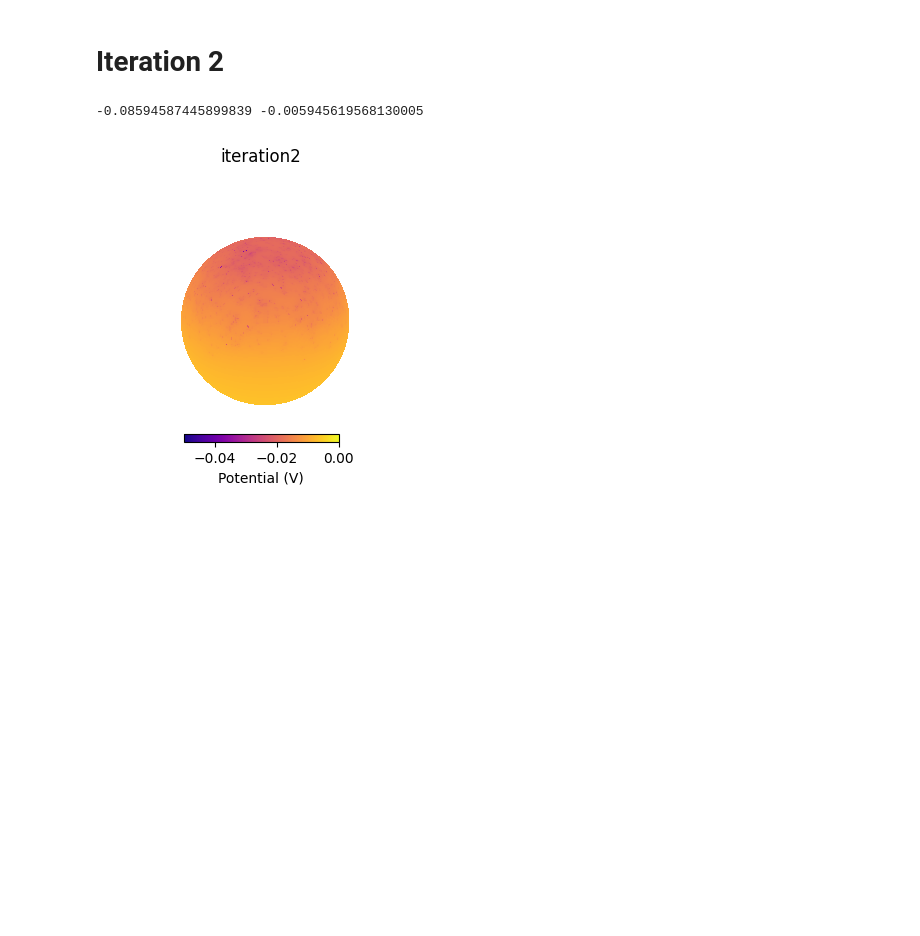
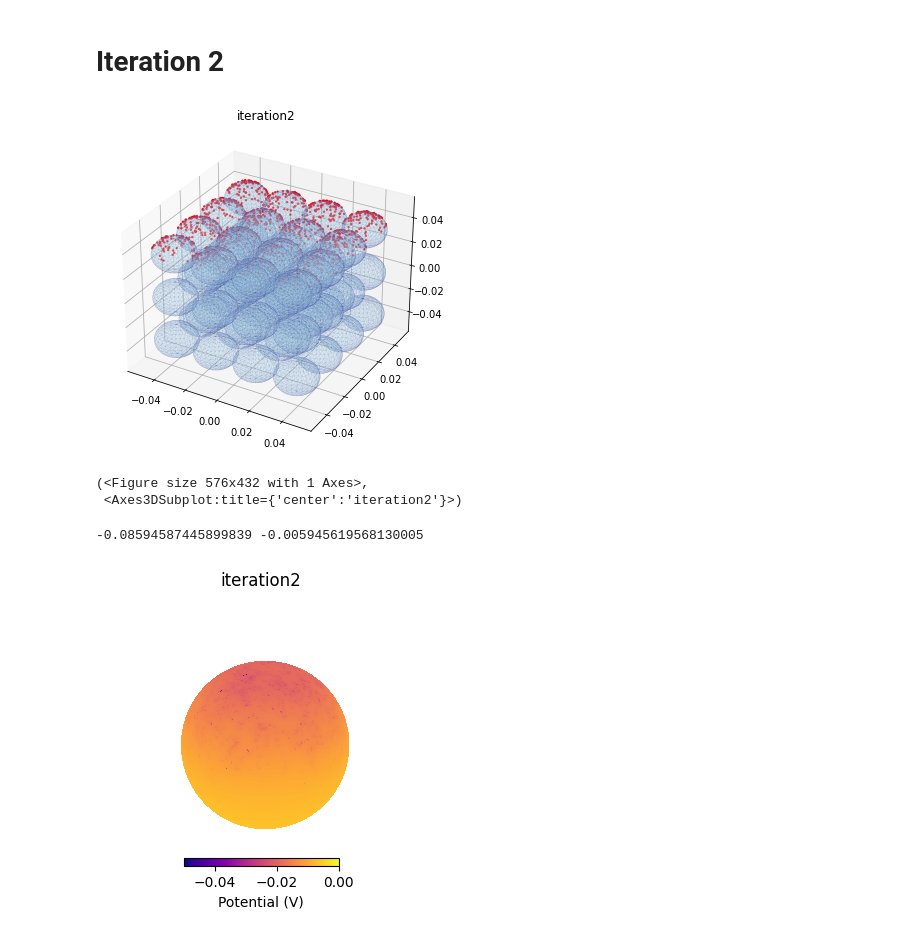
Before and after one commit to kgandhi63/g4chargeit, a Jupyter notebook: analysis/analysis-rootfiles.ipynb, the cells around one changed output. Saved outputs shown, nothing was run; the diff lists cells and outputs as text; code cells hidden in the pictures; blank space fills up the shorter version.

```diff
--- a/analysis/analysis-rootfiles.ipynb
+++ b/analysis/analysis-rootfiles.ipynb
@@ -156,5 +180,15 @@ plot_potential_on_sphere(electrons_inside_iteration1, vmin=-0.05, vmax=0, iterat
 # %% [markdown]
 # Iteration 2
+# %%
+# read data from different iterations
+_, electrons_inside_iteration2 = read_rootfile("02_stackediteration2_from_00_num5000.root")
+
+plot_electron_positions(electrons_inside_iteration2, world_dimensions = (-0.05, 0.05), n_bins=10,iteration="iteration2",stacked_spheres=stacked_spheres)
+#plot_potential_on_sphere(electrons_inside_iteration2, vmin=-0.05, vmax=0, iteration="iteration1")
+# %% [output]
+[figure, added]
+(<Figure size 576x432 with 1 Axes>,
+ <Axes3DSubplot:title={'center':'iteration2'}>)
 # %%
 # read data from different iterations
 _, electrons_inside_iteration2 = read_rootfile("02_iteration2_from_00_num5000.root")
```
Also changed, not shown: parts of 5 cells of this notebook, 21 other files.
